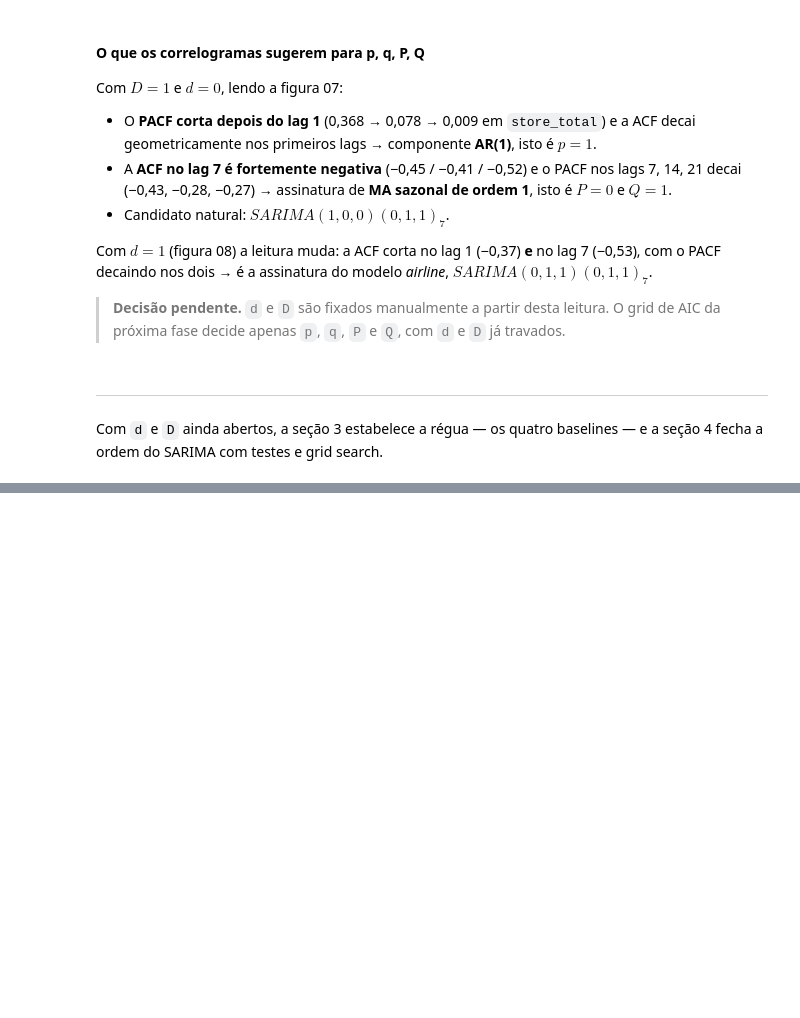
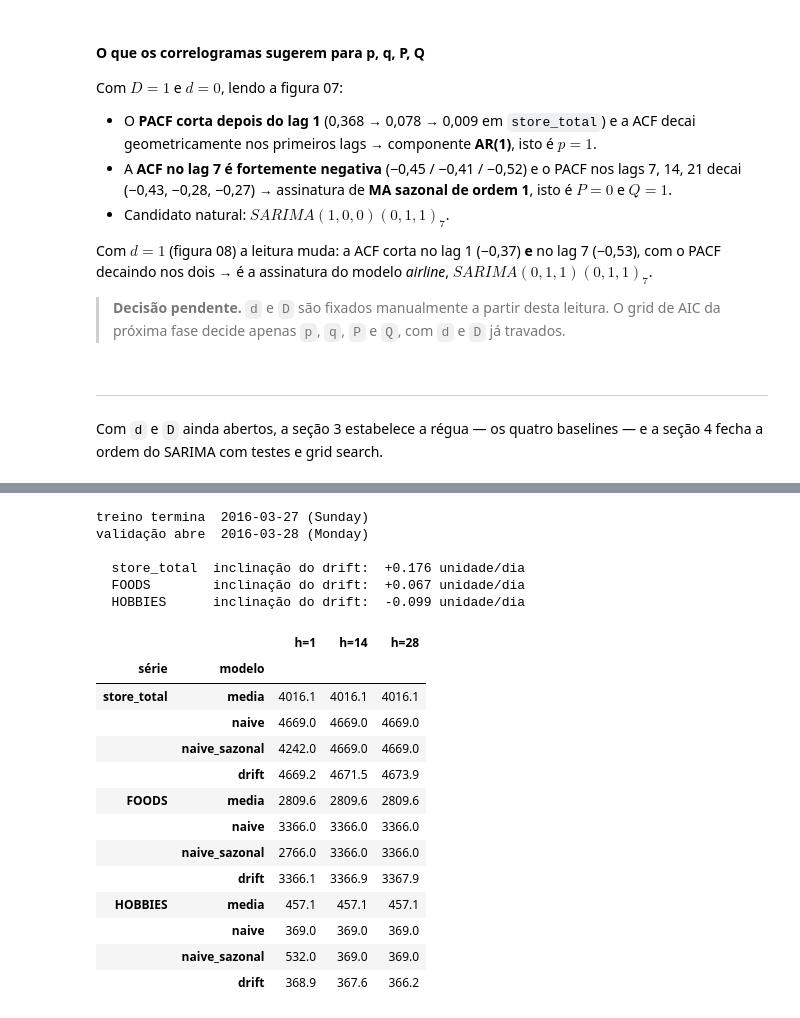
Before and after one commit to Os-Estudiosos/time-series-2026-2, a Jupyter notebook: main.ipynb, the cells around one changed output, grey strips where cells are left out. Drawn from its saved outputs; the diff is of its cells as text; code cells hidden in the pictures; blank space fills up the shorter version.

```diff
--- a/main.ipynb
+++ b/main.ipynb
@@ -826,0 +846,57 @@ e a seção 4 fecha a ordem do SARIMA com testes e grid search.
+# %%
+def baselines(y: pd.Series) -> dict[str, np.ndarray]:
+    """As quatro previsões de referência para h = 1..H, sempre no dado cru."""
+    yv = y.to_numpy(dtype=float)
+    T = len(yv)
+    h = np.arange(1, H + 1)
+    return {
+        "media": np.full(H, yv.mean()),
+        "naive": np.full(H, yv[-1]),
+        "naive_sazonal": yv[-M:][(h - 1) % M],
+        "drift": yv[-1] + h * (yv[-1] - yv[0]) / (T - 1),
+    }
+
+
+# O naive sazonal só alinha se o primeiro dia da validação cair no mesmo dia da
+# semana que train[-7]. Trava barata: quebraria em silêncio se o split mudasse.
+assert train.index[-M].day_name() == val.index[0].day_name(), "naive sazonal desalinhado"
+
+PREV_BASE = {s: baselines(train[s]) for s in SERIES}
+
+print(f"treino termina  {train.index[-1]:%Y-%m-%d} ({train.index[-1].day_name()})")
+print(f"validação abre  {val.index[0]:%Y-%m-%d} ({val.index[0].day_name()})\n")
+for s in SERIES:
+    yv = train[s].to_numpy(float)
+    print(f"  {s:12} inclinação do drift: {(yv[-1] - yv[0]) / (len(yv) - 1):+7.3f} unidade/dia")
+# %% [output]
+treino termina  2016-03-27 (Sunday)
+validação abre  2016-03-28 (Monday)
+
+  store_total  inclinação do drift:  +0.176 unidade/dia
+  FOODS        inclinação do drift:  +0.067 unidade/dia
+  HOBBIES      inclinação do drift:  -0.099 unidade/dia
+# %%
+tab_base = pd.DataFrame(
+    {
+        (s, modelo): {"h=1": v[0], "h=14": v[13], "h=28": v[27]}
+        for s in SERIES
+        for modelo, v in PREV_BASE[s].items()
+    }
+).T.round(1)
+tab_base.index.names = ["série", "modelo"]
+tab_base
+# %% [output]
+|  |  | h=1 | h=14 | h=28 |
+| série | modelo |  |  |  |
+| store_total | media | 4016.1 | 4016.1 | 4016.1 |
+|  | naive | 4669.0 | 4669.0 | 4669.0 |
+|  | naive_sazonal | 4242.0 | 4669.0 | 4669.0 |
+|  | drift | 4669.2 | 4671.5 | 4673.9 |
+| FOODS | media | 2809.6 | 2809.6 | 2809.6 |
+|  | naive | 3366.0 | 3366.0 | 3366.0 |
+|  | naive_sazonal | 2766.0 | 3366.0 | 3366.0 |
+|  | drift | 3366.1 | 3366.9 | 3367.9 |
+| HOBBIES | media | 457.1 | 457.1 | 457.1 |
+|  | naive | 369.0 | 369.0 | 369.0 |
+|  | naive_sazonal | 532.0 | 369.0 | 369.0 |
+|  | drift | 368.9 | 367.6 | 366.2 |
```
Also changed, not shown: parts of 19 cells of this notebook, 1 other file.
